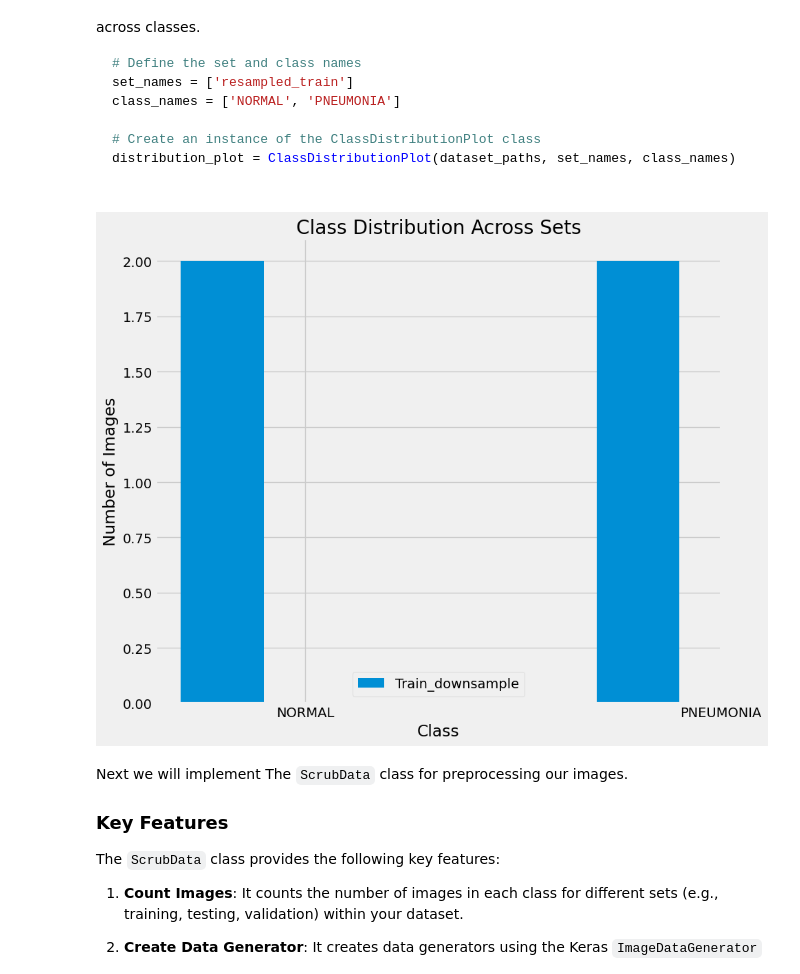
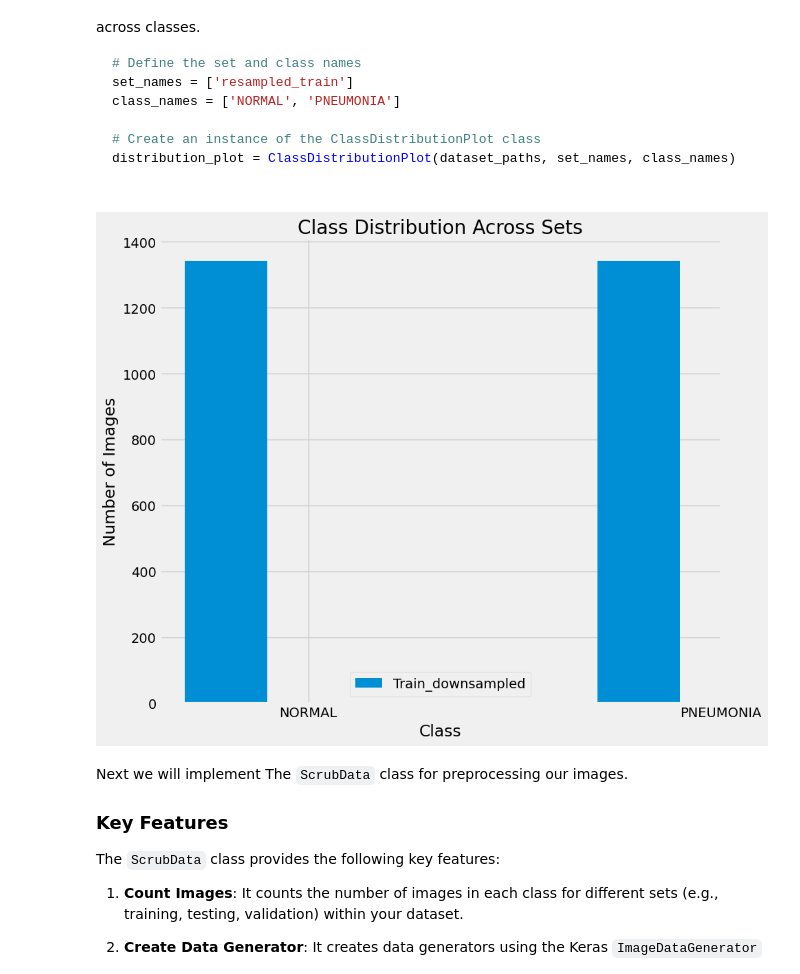
Before and after one commit to dataeducator/Image_Classification_with_Deep_Learning, a Jupyter notebook: image_classification_with_deep_learning.ipynb, the cells around one changed output. Cells and saved outputs as stored; diff of their text form; code cells hidden in the pictures.

```diff
--- a/image_classification_with_deep_learning.ipynb
+++ b/image_classification_with_deep_learning.ipynb
@@ -318,8 +318,8 @@ class DatasetPaths:
     self.class_names = ['NORMAL', 'PNEUMONIA']
     self.set_names = ['train', 'test', 'val']
 
-  def get_path(self, set_name, class_name):
-      return os.path.join(self.base_location, set_name, class_name)
+  def get_path(self, set_name):
+      return os.path.join(self.base_location, set_name)
   def get_path(self,set_name, class_name):
     """
     Get the path for a specific set and class.
@@ -600,16 +600,16 @@ class_names = ['NORMAL', 'PNEUMONIA']
 distribution_plot = ClassDistributionPlot(dataset_paths, set_names, class_names)
 # %%
 #Define the set and class names
-set_names = ['train_downsample']
+set_names = ['train_downsampled']
 class_names = ['NORMAL', 'PNEUMONIA']
 
 # Create an instance of the ClassDistributionPlot class
 distribution_plot = ClassDistributionPlot(dataset_paths, set_names, class_names)
 
 # Plot the distribution of the resampled training data
 distribution_plot.plot_distribution()
 # %% [output]
-[figure, old version]
+[figure, new version]
 # %% [markdown]
 Next we will implement The `ScrubData` class for preprocessing our images.
 
```
Also changed, not shown: parts of 10 cells of this notebook.
